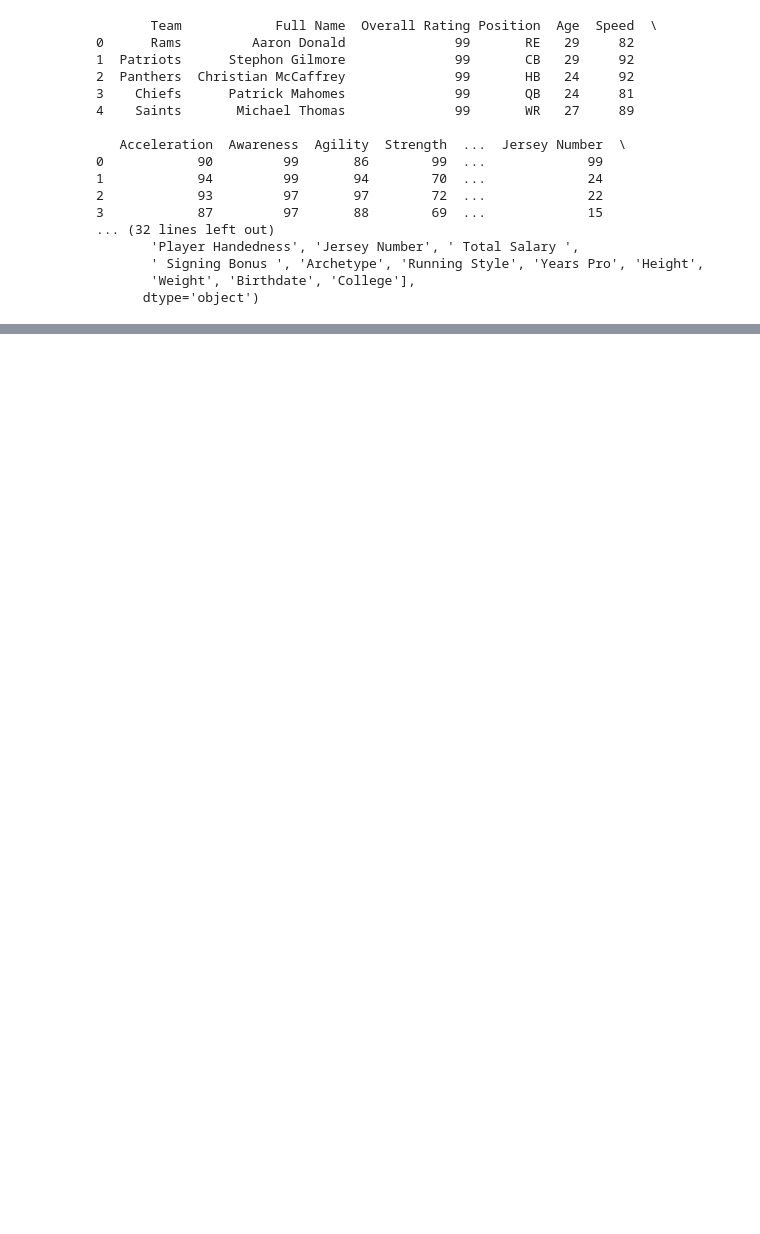
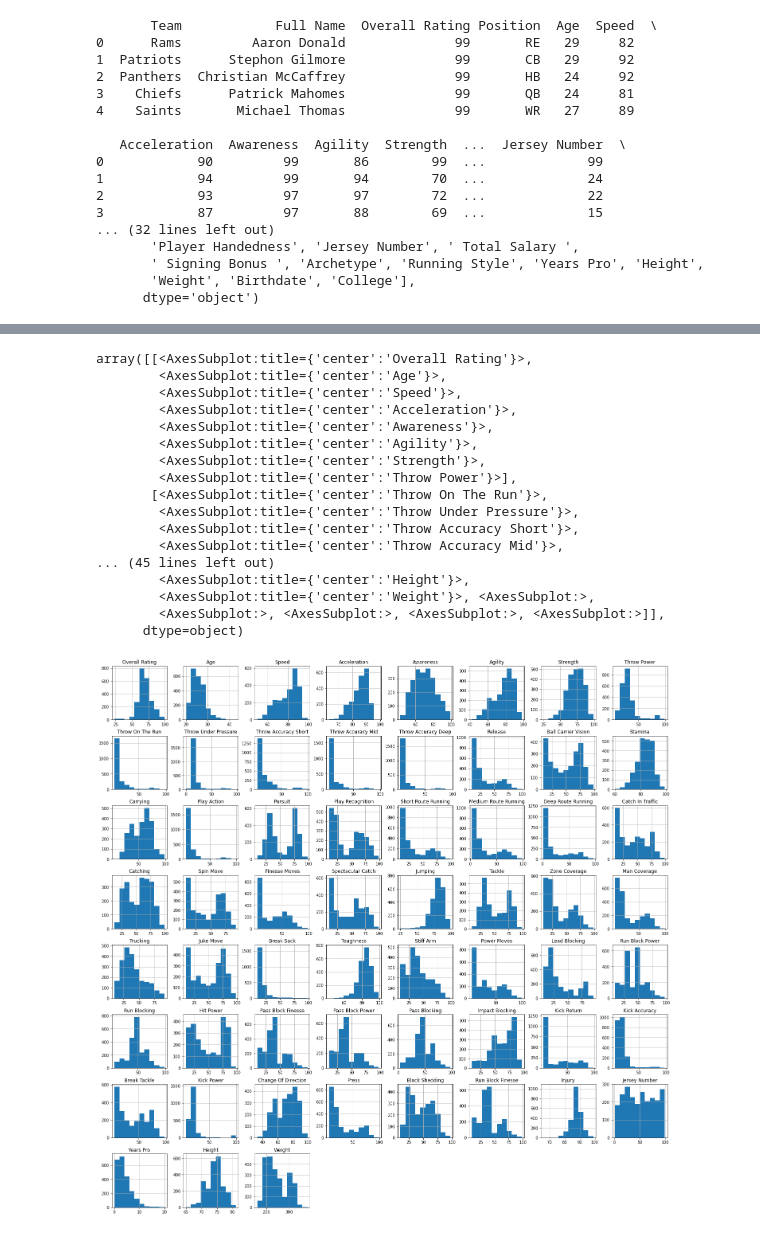
Before and after one commit to data301-2020-winter1/course-project-group_6019, a Jupyter notebook: analysis/Ben/EDA.ipynb, the cells around one changed output, grey strips where cells are left out. Saved outputs shown, nothing was run; the diff lists cells and outputs as text; code cells hidden in the pictures; blank space fills up the shorter version.

Commit message:
EDA Additions
Some visualisations for the eda with a profile that takes too long to load

```diff
--- a/analysis/Ben/EDA.ipynb
+++ b/analysis/Ben/EDA.ipynb
@@ -26,0 +50,21 @@ pf.basics(data)
+# %%
+data.hist(bins = 10, figsize = (25, 25))
+# %% [output]
+array([[<AxesSubplot:title={'center':'Overall Rating'}>,
+        <AxesSubplot:title={'center':'Age'}>,
+        <AxesSubplot:title={'center':'Speed'}>,
+        <AxesSubplot:title={'center':'Acceleration'}>,
+        <AxesSubplot:title={'center':'Awareness'}>,
+        <AxesSubplot:title={'center':'Agility'}>,
+        <AxesSubplot:title={'center':'Strength'}>,
+        <AxesSubplot:title={'center':'Throw Power'}>],
+       [<AxesSubplot:title={'center':'Throw On The Run'}>,
+        <AxesSubplot:title={'center':'Throw Under Pressure'}>,
+        <AxesSubplot:title={'center':'Throw Accuracy Short'}>,
+        <AxesSubplot:title={'center':'Throw Accuracy Mid'}>,
+... (45 lines left out)
+        <AxesSubplot:title={'center':'Height'}>,
+        <AxesSubplot:title={'center':'Weight'}>, <AxesSubplot:>,
+        <AxesSubplot:>, <AxesSubplot:>, <AxesSubplot:>, <AxesSubplot:>]],
+      dtype=object)
+[figure, added]
```
Also changed, not shown: parts of 5 cells of this notebook, 1 other file.
